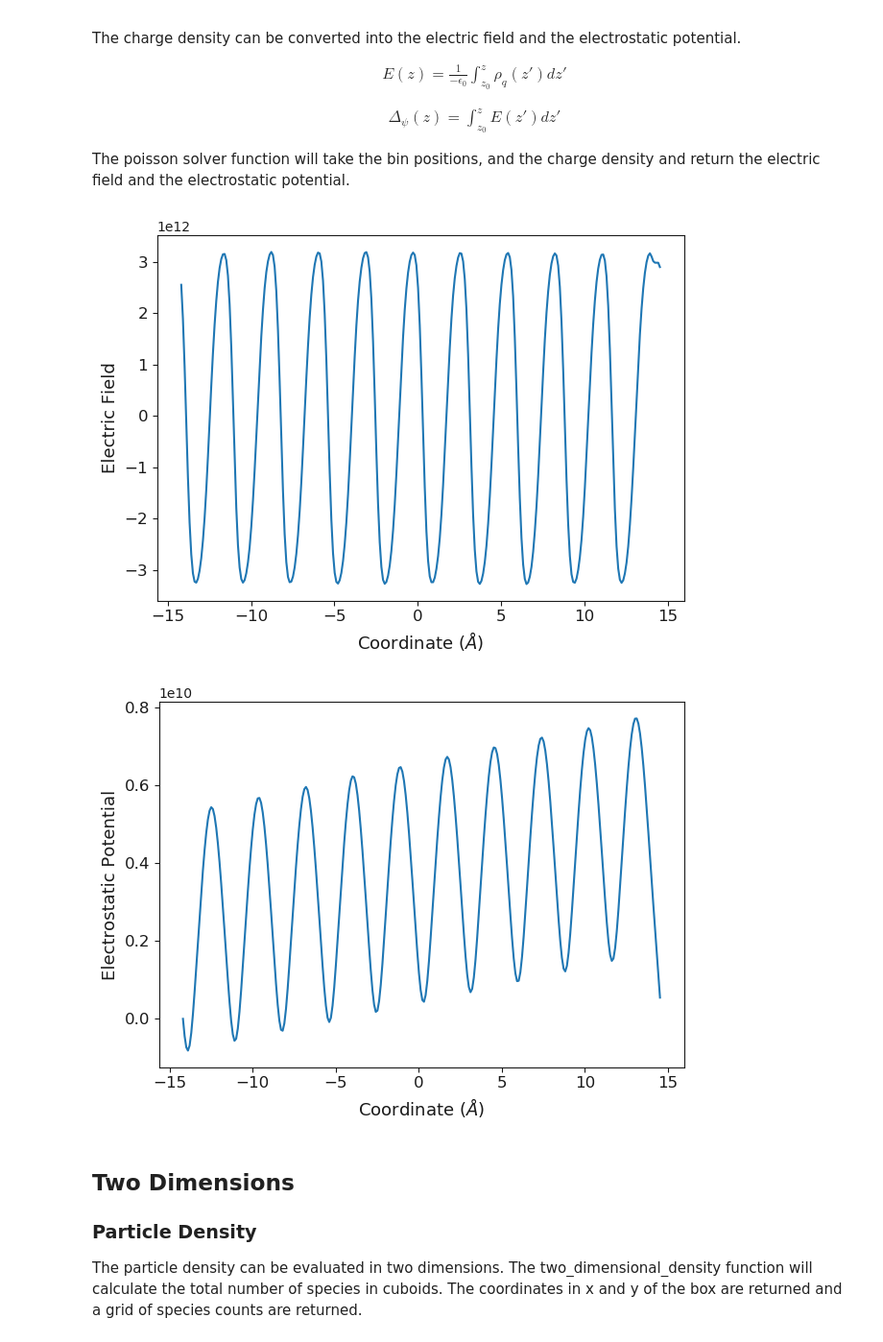
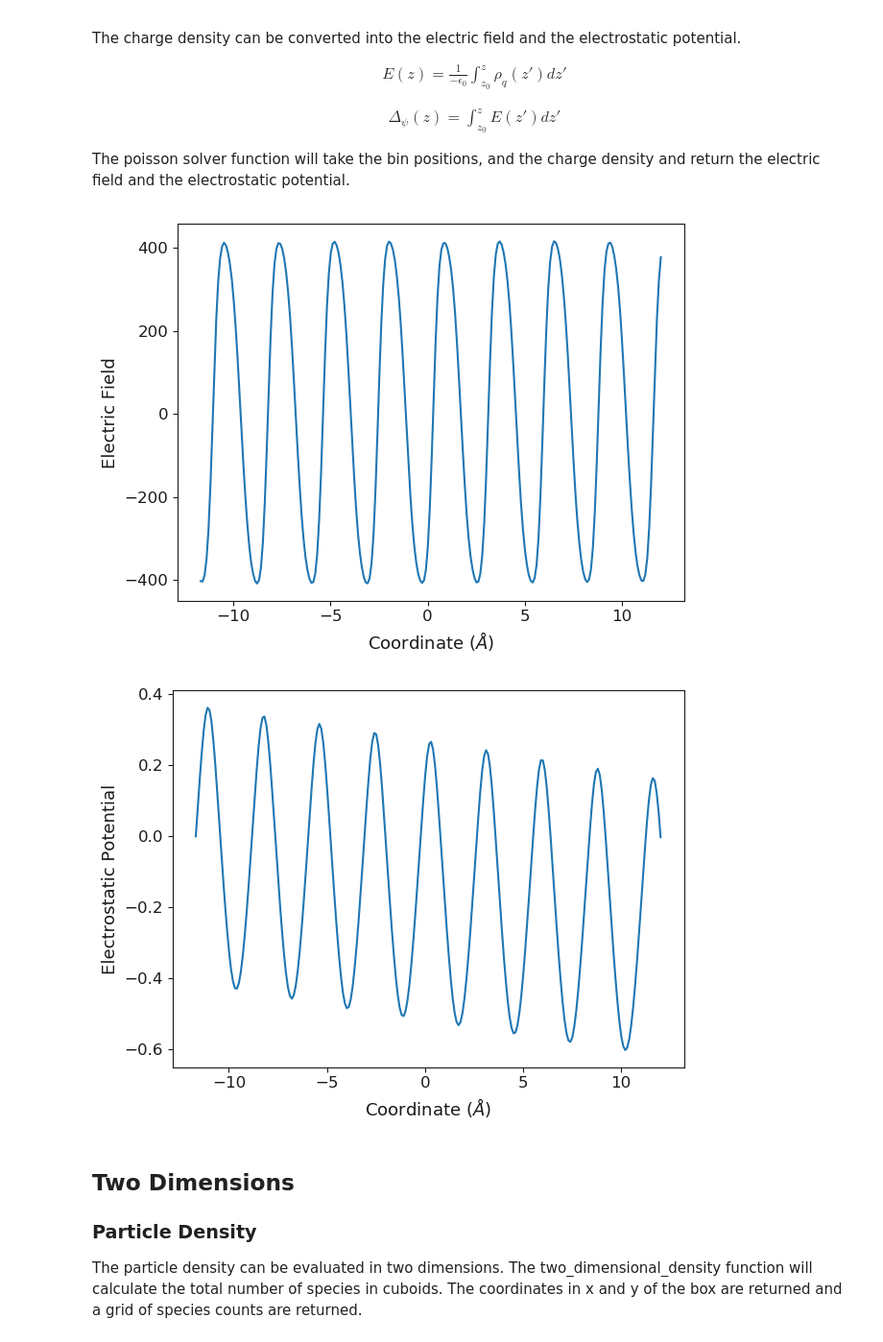
Before and after one commit to symmy596/Polypy, a Jupyter notebook: examples/notebooks/Density.ipynb, the cells around one changed output. Shown at 96% size. Cells and saved outputs as stored; diff of their text form; code cells hidden in the pictures.

```diff
--- a/examples/notebooks/Density.ipynb
+++ b/examples/notebooks/Density.ipynb
@@ -93,14 +93,14 @@ E(z) = \frac{1}{- \epsilon_{0}} \int_{z_{0}}^{z} \rho_{q}(z')dz'
 
 The poisson solver function will take the bin positions, and the charge density and return the electric field and the electrostatic potential.
 # %%
-dx, e_field, potential = ut.poisson_solver(fx, charge_density, data['timesteps'])
+dx, e_field, potential = ut.poisson_solver(fx[25:-25], charge_density[25:-25], data['timesteps'])
 wr.electric_field_plot(dx, e_field)
 # %% [output]
-[figure, old version]
+[figure, new version]
 # %%
 wr.electrostatic_potential_plot(dx, potential)
 # %% [output]
-[figure, old version]
+[figure, new version]
 # %% [markdown]
 ## Two Dimensions
 
```
Also changed, not shown: 15 other files.
